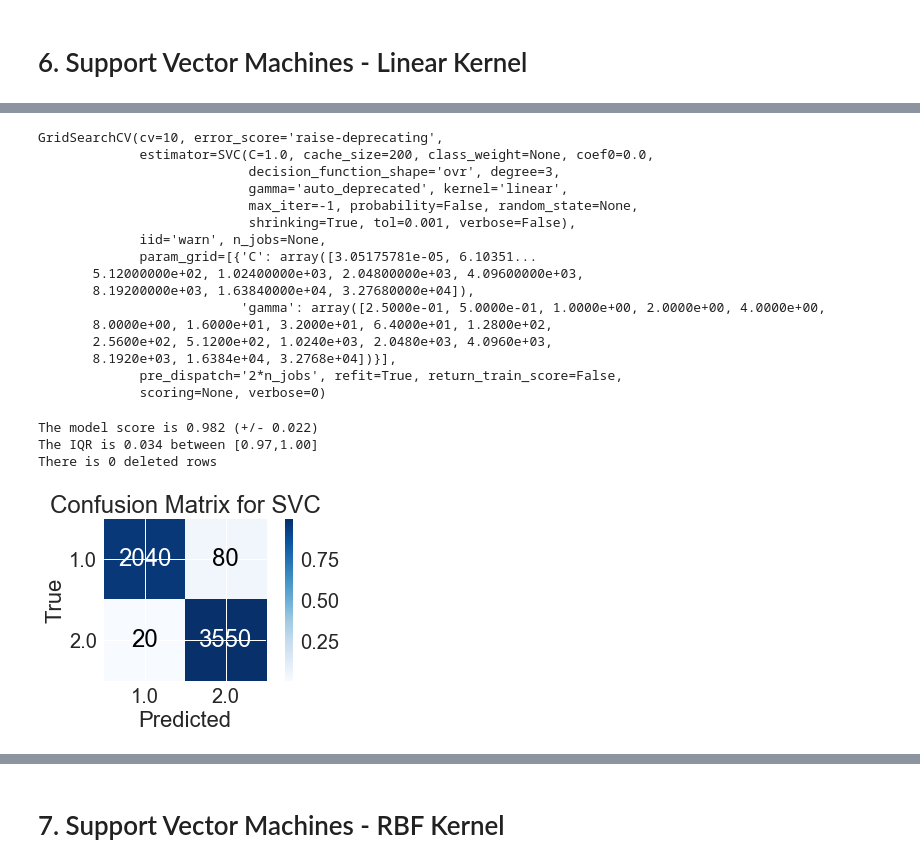
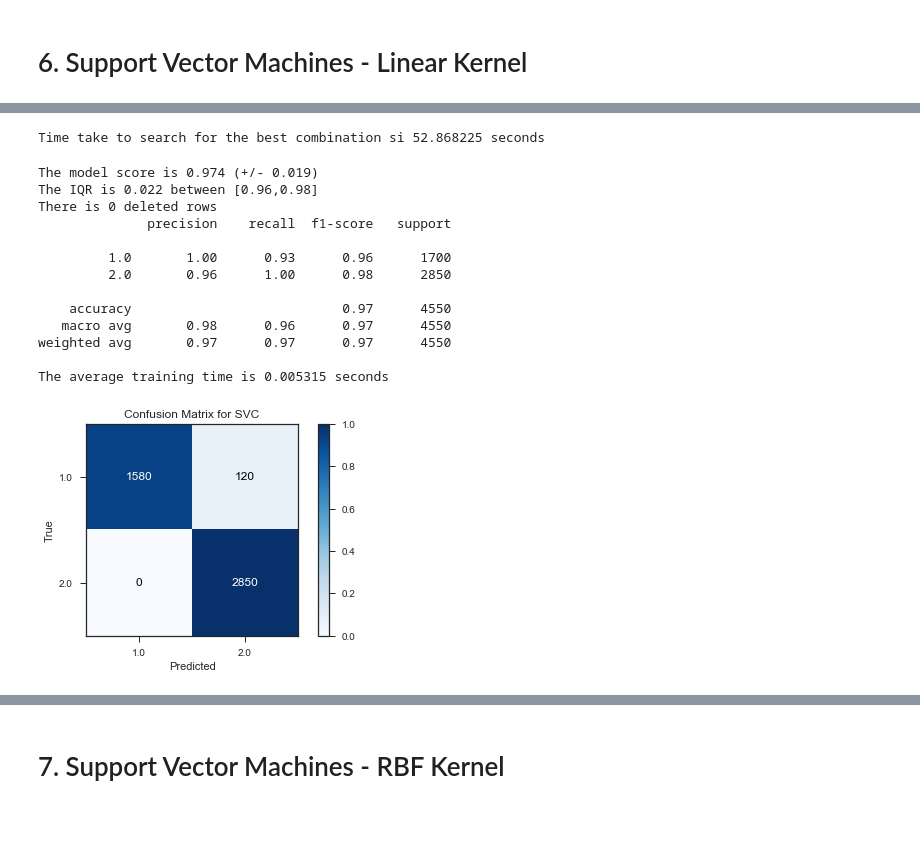
Before and after one commit to mohammeddonia/StatLearn-Comparison, a Jupyter notebook: Binary_01_Cancer Diagnostics.ipynb, the cells around one changed output, grey strips where cells are left out. Saved outputs shown, nothing was run; the diff lists cells and outputs as text; code cells hidden in the pictures; blank space fills up the shorter version.

```diff
--- a/Binary_01_Cancer Diagnostics.ipynb
+++ b/Binary_01_Cancer Diagnostics.ipynb
@@ -167,8 +167,8 @@ Name: y, dtype: float64
 - Scaling will be applied
 # %%
 scaler = MinMaxScaler()
-cancer_prepared = scaler.fit_transform(df.drop('y',axis=1))
-cancer_prep_df = pd.DataFrame(cancer_prepared)
+df_features = df.drop('y',axis=1)
+cancer_prepared = scaler.fit_transform(df_features)
 # %% [markdown]
 # 1. Naive Bayes
 # %%
@@ -315,0 +420,11 @@ There is 0 deleted rows
+# %%
+#  Fitting on the training data
+KNN = classifiers['KNN'](9)
+KNN.fit(cancer_prepared, np.array(df['y']))
+
+# Getting predictions and getting the accuracy score with confusion matrix and classification report
+test_pred = KNN.predict(scaled_test)
+test_score_KNN = accuracy_score(test_pred, np.array(df_test['y']))
+print('The test accuracy is %0.4f'%test_score_KNN)
+print(classification_report(test_pred, np.array(df_test['y'])))
+_,test_conf_KNN = plot_confusion(test_pred, df_test['y'],KNN)
@@ -332,34 +446,33 @@ There is 0 deleted rows
 # %%
 param_grid = [
-    {'C':2.**np.linspace(-15,15,31),'gamma':2.**np.linspace(-2,15,18)}
+    {'C':2.**np.linspace(-5,15,21),'gamma':2.**np.linspace(-15,3,19)}
 ]
 
 clf = SVC(kernel='linear')
+start = time()
 grid_search_L = GridSearchCV(clf, param_grid, cv=10)
-grid_search_L.fit(cancer_prepared, df['y'])
+grid_search_L.fit(cancer_prepared, np.array(df['y']))
+print('Time take to search for the best combination si %0.6f seconds'% (time()-start))
 # %% [output]
-GridSearchCV(cv=10, error_score='raise-deprecating',
-             estimator=SVC(C=1.0, cache_size=200, class_weight=None, coef0=0.0,
-                           decision_function_shape='ovr', degree=3,
-                           gamma='auto_deprecated', kernel='linear',
-                           max_iter=-1, probability=False, random_state=None,
-                           shrinking=True, tol=0.001, verbose=False),
-             iid='warn', n_jobs=None,
-             param_grid=[{'C': array([3.05175781e-05, 6.10351...
-       5.12000000e+02, 1.02400000e+03, 2.04800000e+03, 4.09600000e+03,
-       8.19200000e+03, 1.63840000e+04, 3.27680000e+04]),
-                          'gamma': array([2.5000e-01, 5.0000e-01, 1.0000e+00, 2.0000e+00, 4.0000e+00,
-       8.0000e+00, 1.6000e+01, 3.2000e+01, 6.4000e+01, 1.2800e+02,
-       2.5600e+02, 5.1200e+02, 1.0240e+03, 2.0480e+03, 4.0960e+03,
-       8.1920e+03, 1.6384e+04, 3.2768e+04])}],
-             pre_dispatch='2*n_jobs', refit=True, return_train_score=False,
-             scoring=None, verbose=0)
+Time take to search for the best combination si 52.868225 seconds
 # %%
-conf_SVM_L_opt, test_scores_SVM_L_opt = classify(cancer_prepared, df['y'],
+val_conf_SVM_L_opt, val_scores_SVM_L_opt, val_time_SVM_L = classify(cancer_prepared, np.array(df['y']),
                                                  classifiers['SVM'](kernel='linear', C=grid_search_L.best_params_['C'],
                                                                         gamma = grid_search_L.best_params_['gamma']))
+
+print('The average training time is %0.6f seconds'%val_time_SVM_L.mean())
 # %% [output]
-The model score is 0.982 (+/- 0.022)
-The IQR is 0.034 between [0.97,1.00]
+The model score is 0.974 (+/- 0.019)
+The IQR is 0.022 between [0.96,0.98]
 There is 0 deleted rows
+              precision    recall  f1-score   support
+
+         1.0       1.00      0.93      0.96      1700
+         2.0       0.96      1.00      0.98      2850
+
+    accuracy                           0.97      4550
+   macro avg       0.98      0.96      0.97      4550
+weighted avg       0.97      0.97      0.97      4550
+
+The average training time is 0.005315 seconds
-[figure, old version]
+[figure, new version]
```
Also changed, not shown: parts of 31 cells of this notebook, 6 other files.
